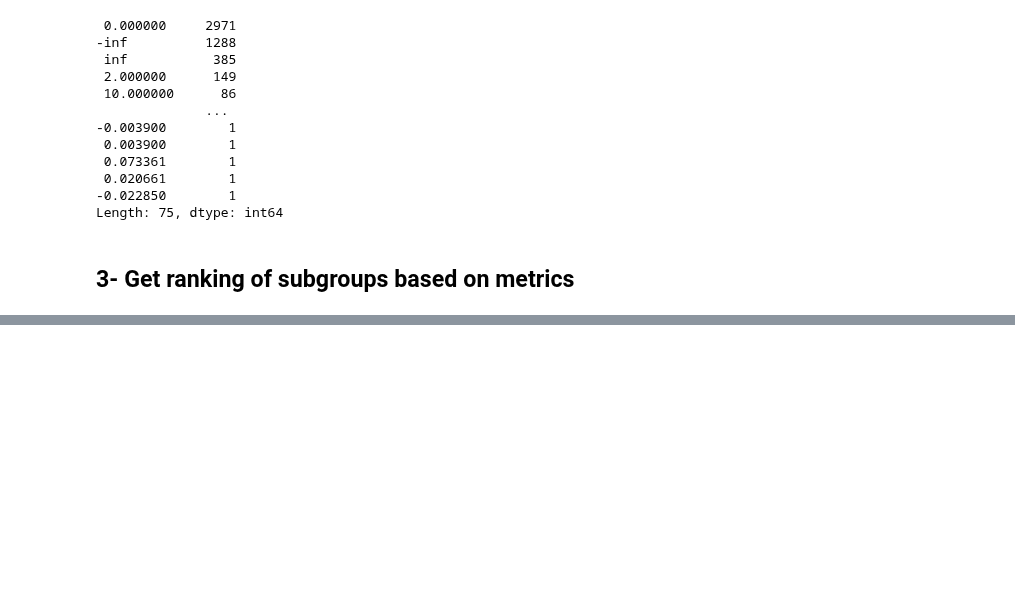
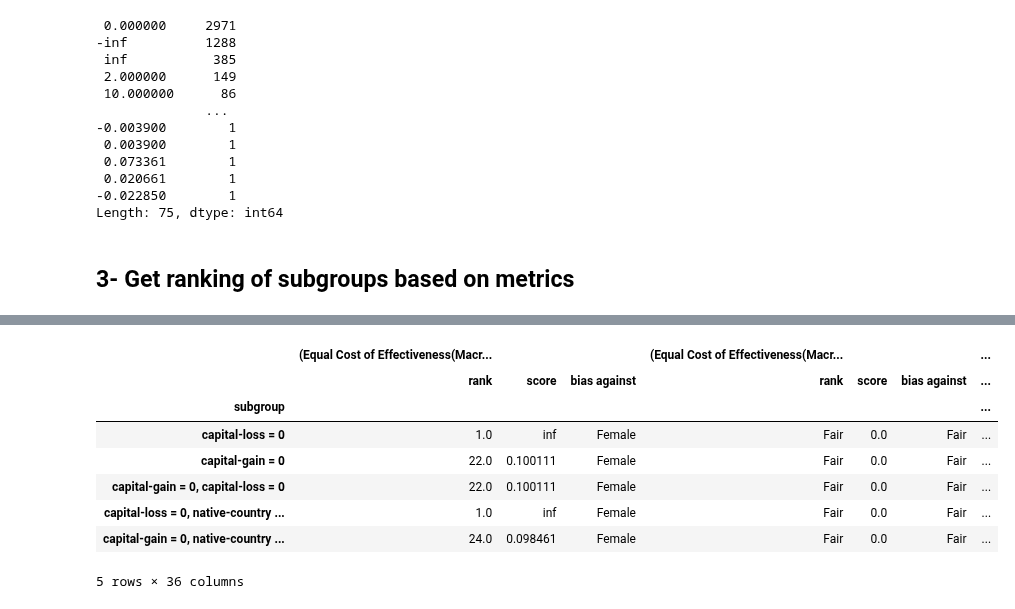
Before and after one commit to AutoFairAthenaRC/FACTS, a Jupyter notebook: facts/AdultDataset/Adult-Experiments.ipynb, the cells around one changed output, grey strips where cells are left out. Drawn from its saved outputs; the diff is of its cells as text; code cells hidden in the pictures; blank space fills up the shorter version.

Commit message:
Analysis in Adult-Experiments

```diff
--- a/facts/AdultDataset/Adult-Experiments.ipynb
+++ b/facts/AdultDataset/Adult-Experiments.ipynb
@@ -576,24 +585,3 @@ Name: ((Equal Cost of Effectiveness(Macro), 0.3), Female), Length: 12880, dtype:
 Length: 75, dtype: int64
 # %% [markdown]
 ## 3- Get ranking of subgroups based on metrics
-# %%
-def get_diff_table(
-        df,
-        sensitive_attribute_vals=["Male", "Female"]
-    ):
-    z = df.copy()
-    z = z.drop(columns=[('subgroup','subgroup')])
-    diff = pd.DataFrame()
-    x = z["Fair Effectiveness-Cost Trade-Off"]
-    z = z.drop(columns=["Fair Effectiveness-Cost Trade-Off"])
-    for col in z.columns.get_level_values(0):
-        diff[col] = abs(z[col,sensitive_attribute_vals[0]] - z[col,sensitive_attribute_vals[1]])
-
-    diff[("Fair Effectiveness-Cost Trade-Off",'value')] = x['value']
-    diff[("Fair Effectiveness-Cost Trade-Off",'bias')] = x['bias']
-    diff['subgroup'] = df['subgroup','subgroup']
-    first = diff.pop('subgroup')
-    diff.insert(0,'subgroup',first)
-    diff = diff.fillna(0)
-
-    return diff
@@ -612,4 +588,6 @@ diff.head()
 # %%
+#table of differences between Male and Female for each metric
+diff = get_diff_table(df, with_abs = True)
 diff = diff.set_index('subgroup')
 ranked = diff.drop(columns=[('Fair Effectiveness-Cost Trade-Off','bias')]).mask(diff == 0).rank(ascending = False,axis=0,method='dense')
 ranked = ranked.replace(np.nan,"Fair")
@@ -625,0 +594,16 @@ ranked.head()
+# %%
+rev_bias_metrics = ['Equal Effectiveness', 'Equal Effectiveness within Budget']
+comb_df = get_comb_df(df, ranked, diff, rev_bias_metrics)
+analysis_df = get_analysis_df(comb_df)
+# %%
+comb_df.head()
+# %% [output]
+|  | (Equal Cost of Effectiveness(Macr... |  |  | (Equal Cost of Effectiveness(Macr... |  |  | ... |
+|  | rank | score | bias against | rank | score | bias against | ... |
+| subgroup |  |  |  |  |  |  | ... |
+| capital-loss = 0 | 1.0 | inf | Female | Fair | 0.0 | Fair | ... |
+| capital-gain = 0 | 22.0 | 0.100111 | Female | Fair | 0.0 | Fair | ... |
+| capital-gain = 0, capital-loss = 0 | 22.0 | 0.100111 | Female | Fair | 0.0 | Fair | ... |
+| capital-loss = 0, native-country ... | 1.0 | inf | Female | Fair | 0.0 | Fair | ... |
+| capital-gain = 0, native-country ... | 24.0 | 0.098461 | Female | Fair | 0.0 | Fair | ... |
+5 rows × 36 columns
```
Also changed, not shown: parts of 8 cells of this notebook, 1 other file.
